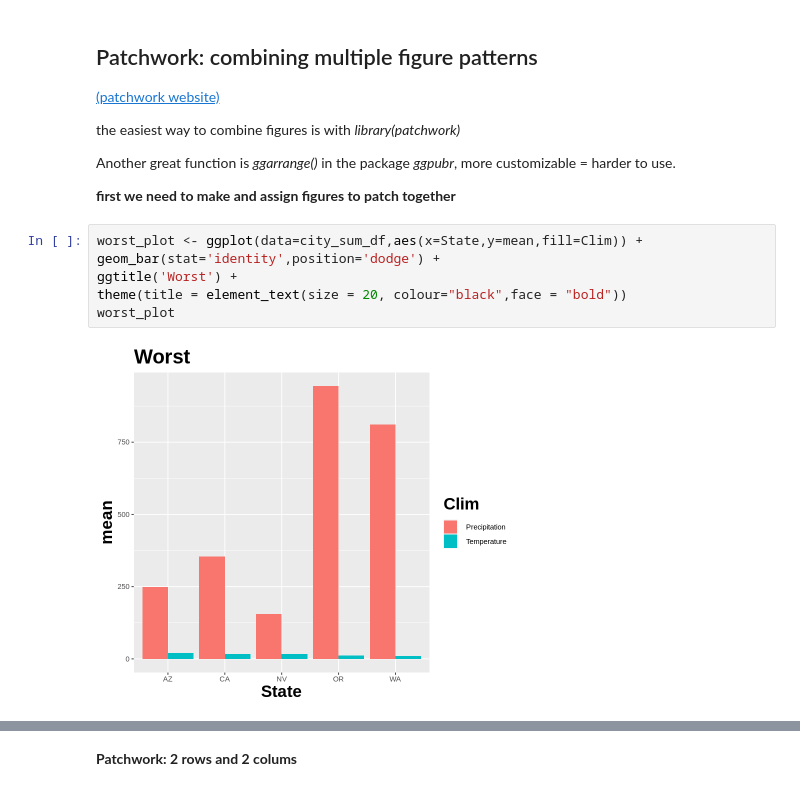
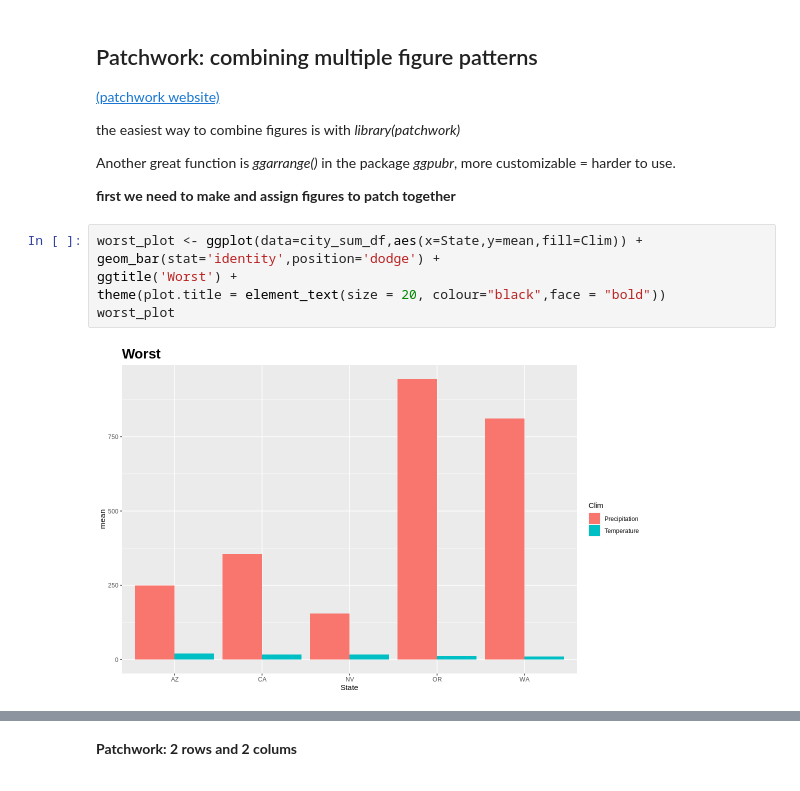
Before and after one commit to juliema/Data_Science_For_Biology_II, a Jupyter notebook: Part.3_DataVisualization/1-ggplot/DataVis-ggplot-primer.ipynb, the cells around one changed output, grey strips where cells are left out. Saved outputs shown, nothing was run; the diff lists cells and outputs as text.

```diff
--- a/Part.3_DataVisualization/1-ggplot/DataVis-ggplot-primer.ipynb
+++ b/Part.3_DataVisualization/1-ggplot/DataVis-ggplot-primer.ipynb
@@ -748,11 +748,11 @@ Another great function is *ggarrange()* in the package *ggpubr*, more customizab
 # %%
 worst_plot <- ggplot(data=city_sum_df,aes(x=State,y=mean,fill=Clim)) +
 geom_bar(stat='identity',position='dodge') +
 ggtitle('Worst') +
-theme(title = element_text(size = 20, colour="black",face = "bold"))
+theme(plot.title = element_text(size = 20, colour="black",face = "bold"))
 worst_plot
 # %% [output]
-[figure, old version]
+[figure, new version]
 # %%
 very_bad_plot <- ggplot(data=city_long_df,aes(x=State,y=mean,fill=State)) +
 facet_wrap(~Clim,nrow=1,scales = 'free') +
```
Also changed, not shown: parts of 12 cells of this notebook.
